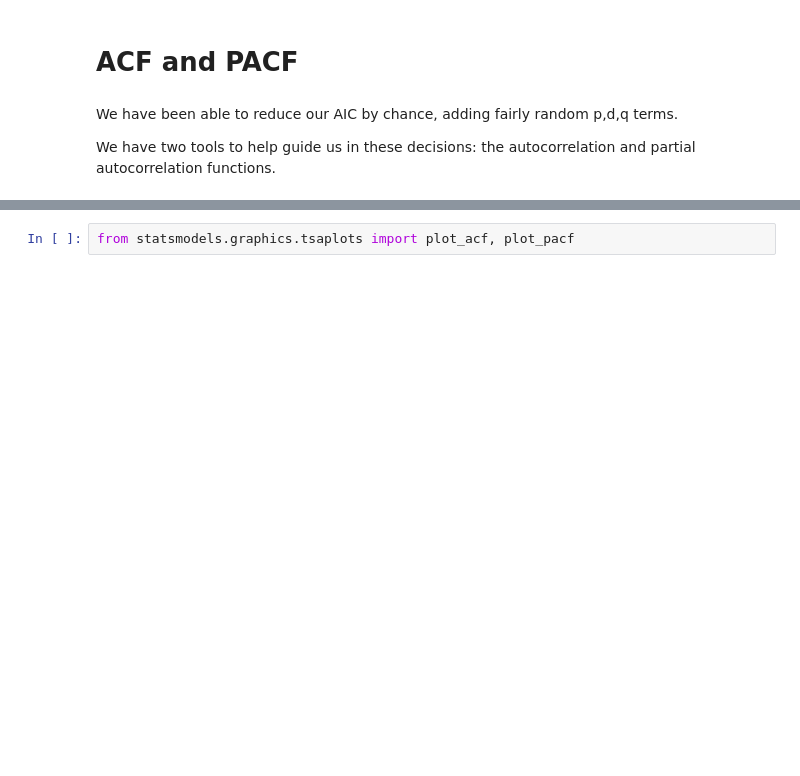
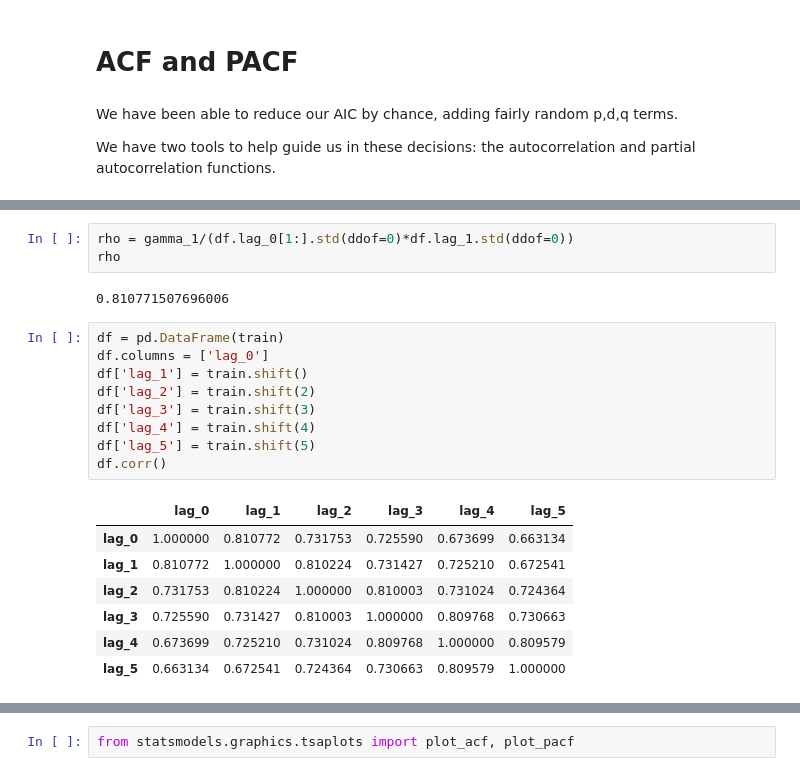
Before and after one commit to lecritch/time_series_models-chi-sea-dsc, a Jupyter notebook: index.ipynb, the cells around one changed output, grey strips where cells are left out. Saved outputs shown, nothing was run; the diff lists cells and outputs as text; blank space fills up the shorter version.

```diff
--- a/index.ipynb
+++ b/index.ipynb
@@ -478,0 +544,22 @@ ${\displaystyle \gamma_k = \frac 1 n \sum\limits_{t=1}^{n-k} (y_t - \bar{y})(y_{
+# %%
+rho = gamma_1/(df.lag_0[1:].std(ddof=0)*df.lag_1.std(ddof=0))
+rho
+# %% [output]
+0.810771507696006
+# %%
+df = pd.DataFrame(train)
+df.columns = ['lag_0']
+df['lag_1'] = train.shift()
+df['lag_2'] = train.shift(2)
+df['lag_3'] = train.shift(3)
+df['lag_4'] = train.shift(4)
+df['lag_5'] = train.shift(5)
+df.corr()
+# %% [output]
+|  | lag_0 | lag_1 | lag_2 | lag_3 | lag_4 | lag_5 |
+| lag_0 | 1.000000 | 0.810772 | 0.731753 | 0.725590 | 0.673699 | 0.663134 |
+| lag_1 | 0.810772 | 1.000000 | 0.810224 | 0.731427 | 0.725210 | 0.672541 |
+| lag_2 | 0.731753 | 0.810224 | 1.000000 | 0.810003 | 0.731024 | 0.724364 |
+| lag_3 | 0.725590 | 0.731427 | 0.810003 | 1.000000 | 0.809768 | 0.730663 |
+| lag_4 | 0.673699 | 0.725210 | 0.731024 | 0.809768 | 1.000000 | 0.809579 |
+| lag_5 | 0.663134 | 0.672541 | 0.724364 | 0.730663 | 0.809579 | 1.000000 |
```
Also changed, not shown: parts of 66 cells of this notebook, 23 other files.
